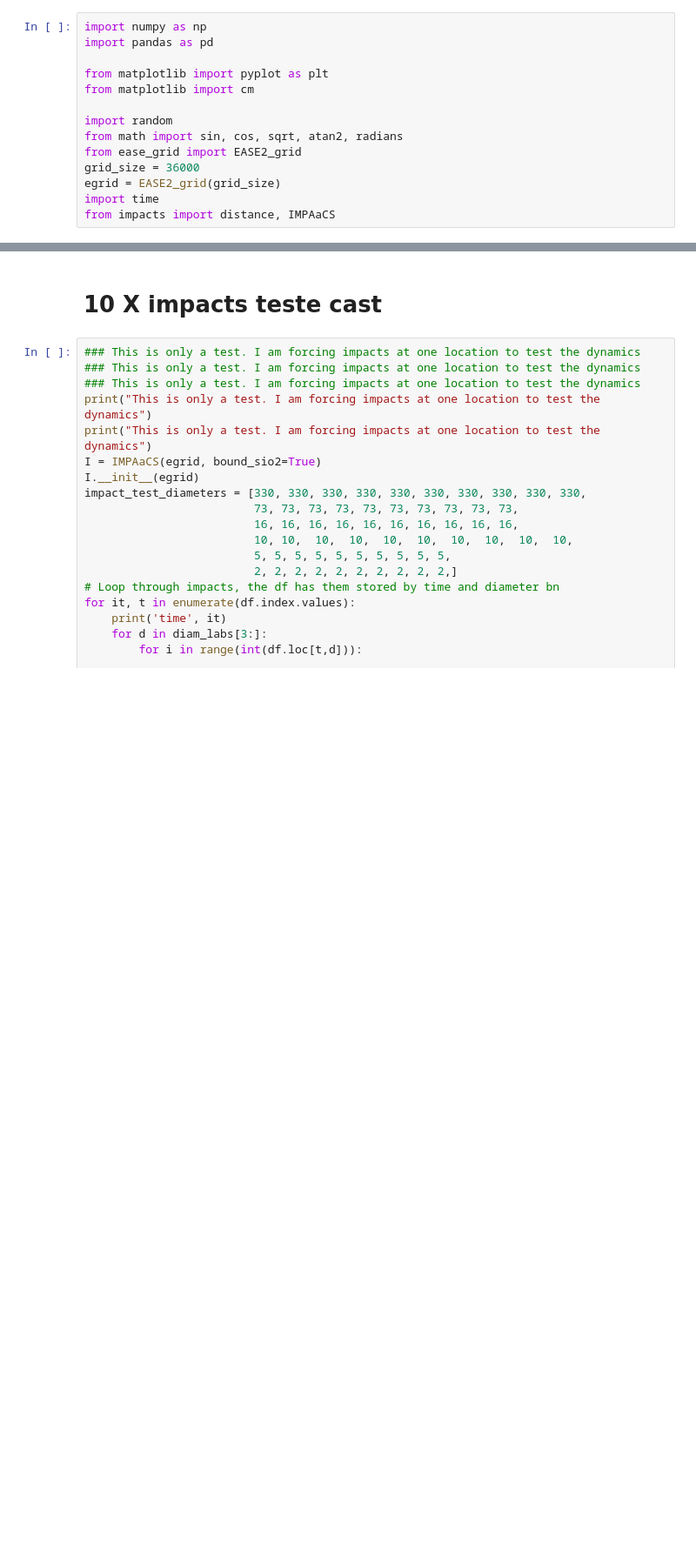
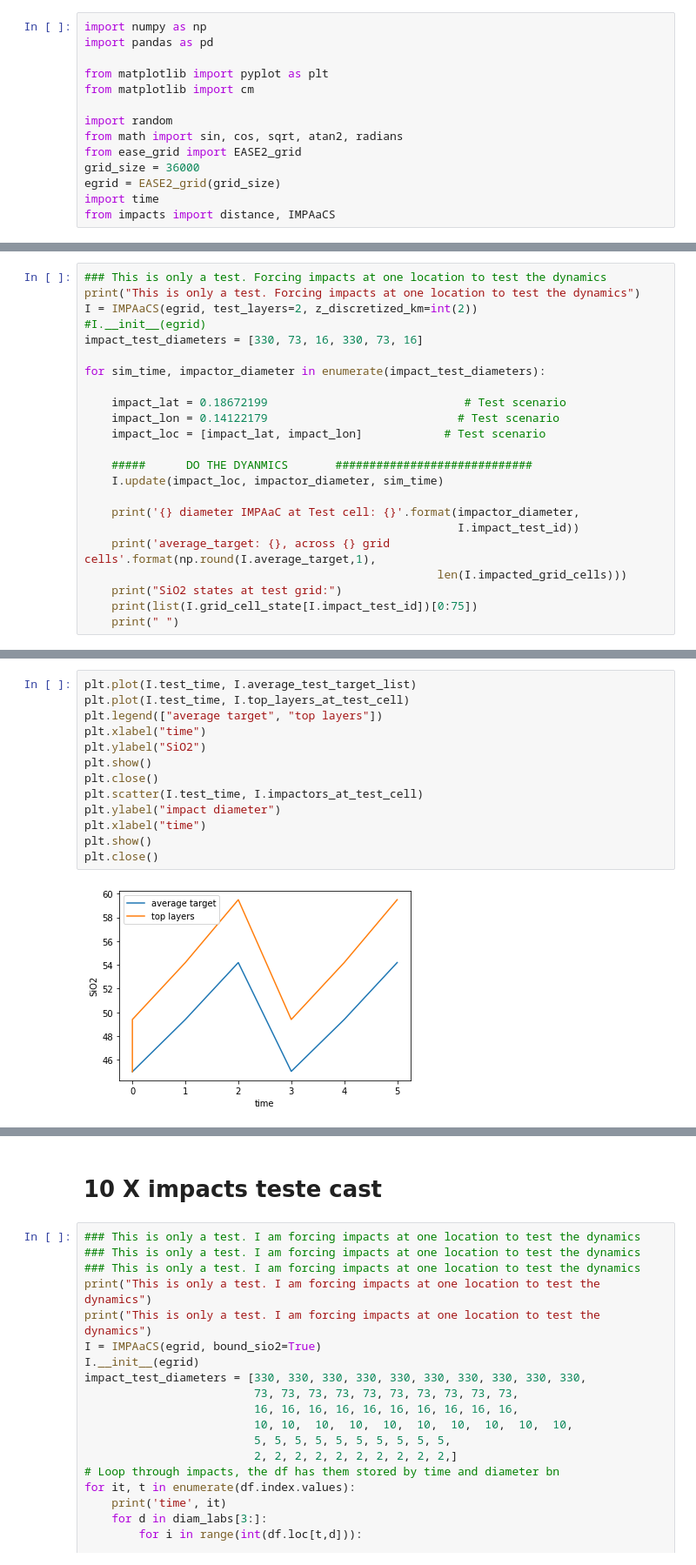
Before and after one commit to DualEarth/IMPaCS, a Jupyter notebook: impacts_prototype_with_test_case.ipynb, the cells around one changed output, grey strips where cells are left out. Shown: that part at 87% size. Cells and saved outputs as stored; diff of their text form; blank space fills up the shorter version.

Commit message:
vertical discretization, test n top layers

```diff
--- a/impacts_prototype_with_test_case.ipynb
+++ b/impacts_prototype_with_test_case.ipynb
@@ -14,0 +17,23 @@ from impacts import distance, IMPAaCS
+# %%
+### This is only a test. Forcing impacts at one location to test the dynamics
+print("This is only a test. Forcing impacts at one location to test the dynamics")
+I = IMPAaCS(egrid, test_layers=2, z_discretized_km=int(2))
+#I.__init__(egrid)
+impact_test_diameters = [330, 73, 16, 330, 73, 16]
+
+for sim_time, impactor_diameter in enumerate(impact_test_diameters):
+
+    impact_lat = 0.18672199                             # Test scenario
+    impact_lon = 0.14122179                            # Test scenario
+    impact_loc = [impact_lat, impact_lon]            # Test scenario
+
+    #####      DO THE DYANMICS       #############################
+    I.update(impact_loc, impactor_diameter, sim_time)
+
+    print('{} diameter IMPAaC at Test cell: {}'.format(impactor_diameter,
+                                                       I.impact_test_id))
+    print('average_target: {}, across {} grid cells'.format(np.round(I.average_target,1),
+                                                    len(I.impacted_grid_cells)))
+    print("SiO2 states at test grid:")
+    print(list(I.grid_cell_state[I.impact_test_id])[0:75])
+    print(" ")
@@ -14,0 +58,15 @@ from impacts import distance, IMPAaCS
+# %%
+plt.plot(I.test_time, I.average_test_target_list)
+plt.plot(I.test_time, I.top_layers_at_test_cell)
+plt.legend(["average target", "top layers"])
+plt.xlabel("time")
+plt.ylabel("SiO2")
+plt.show()
+plt.close()
+plt.scatter(I.test_time, I.impactors_at_test_cell)
+plt.ylabel("impact diameter")
+plt.xlabel("time")
+plt.show()
+plt.close()
+# %% [output]
+[figure, added]
```
Also changed, not shown: parts of 17 cells of this notebook, 1 other file.
